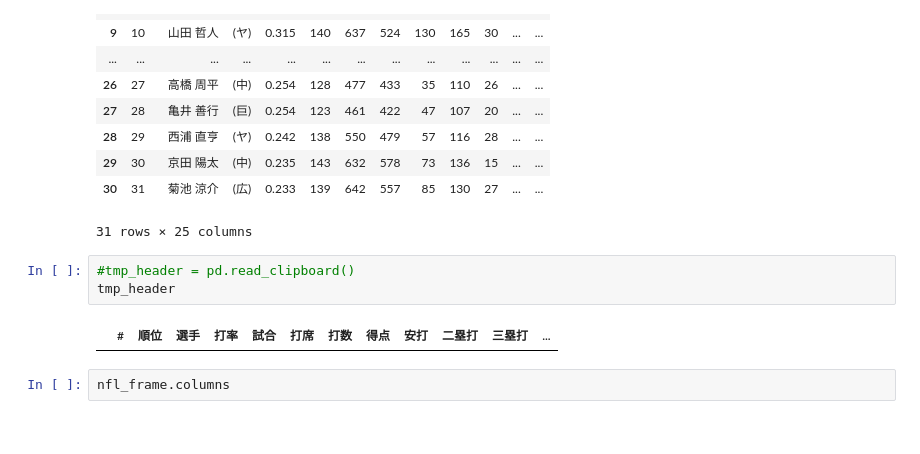
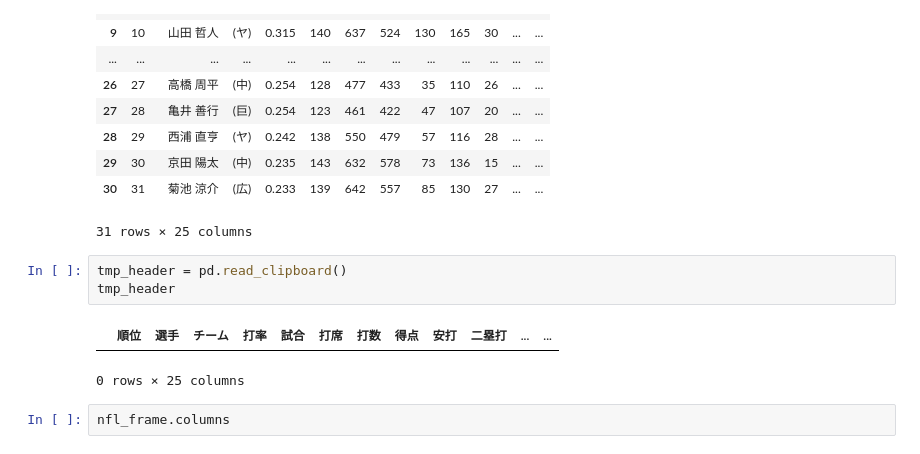
Before and after one commit to applego/IPython_root, a Jupyter notebook: Python_DataScience/lec15_DataFrame(+nbp_data).ipynb, the cells around one changed output. Cells and saved outputs as stored; diff of their text form.

```diff
--- a/Python_DataScience/lec15_DataFrame(+nbp_data).ipynb
+++ b/Python_DataScience/lec15_DataFrame(+nbp_data).ipynb
@@ -42,10 +53,11 @@ npb_frame
 | 30 | 31 | 菊池 涼介 | (広) | 0.233 | 139 | 642 | 557 | 85 | 130 | 27 | ... | ... |
 31 rows × 25 columns
 # %%
-#tmp_header = pd.read_clipboard()
+tmp_header = pd.read_clipboard()
 tmp_header
 # %% [output]
-|  | # | 順位 | 選手 | 打率 | 試合 | 打席 | 打数 | 得点 | 安打 | 二塁打 | 三塁打 | ... |
+|  | 順位 | 選手 | チーム | 打率 | 試合 | 打席 | 打数 | 得点 | 安打 | 二塁打 | ... | ... |
+0 rows × 25 columns
 # %%
 nfl_frame.columns
 # %% [output]
```
Also changed, not shown: parts of 17 cells of this notebook, 53 other files.
